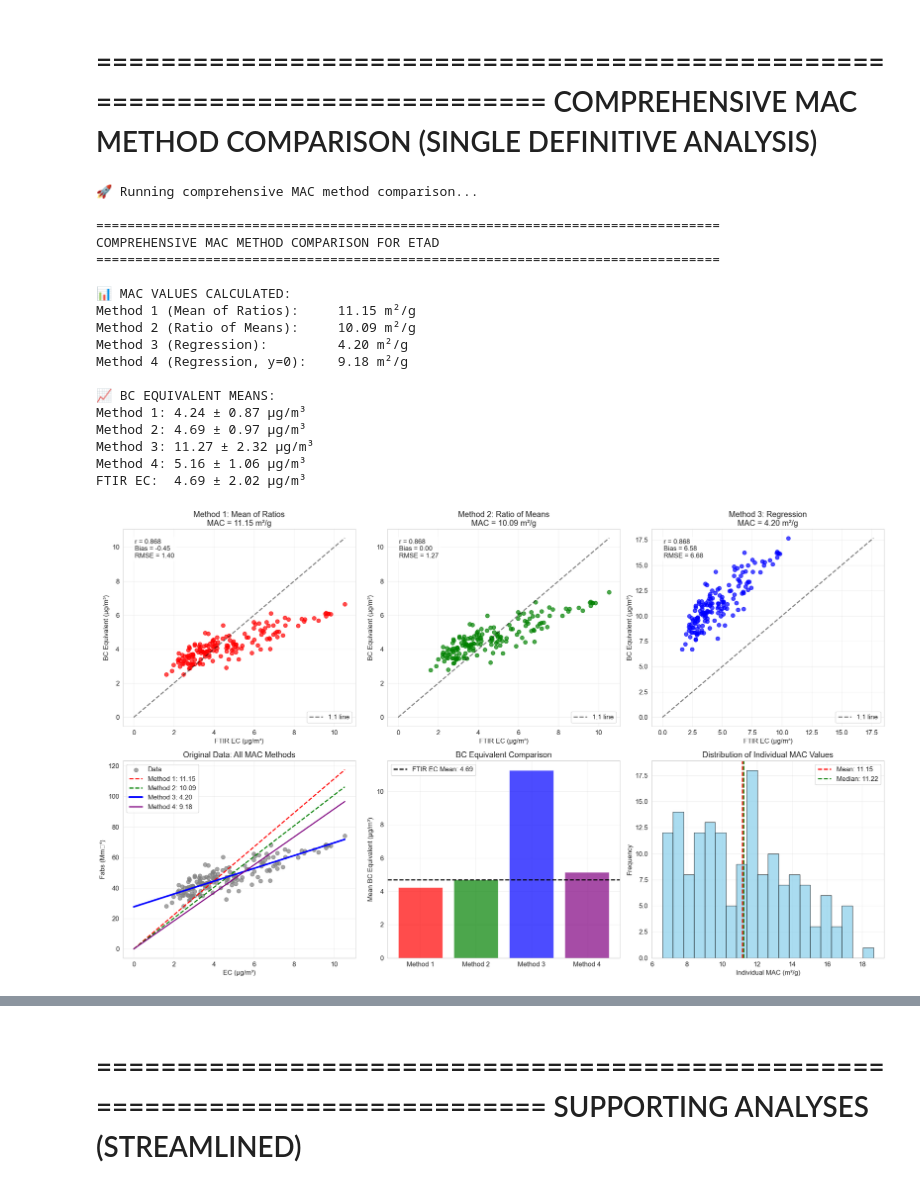
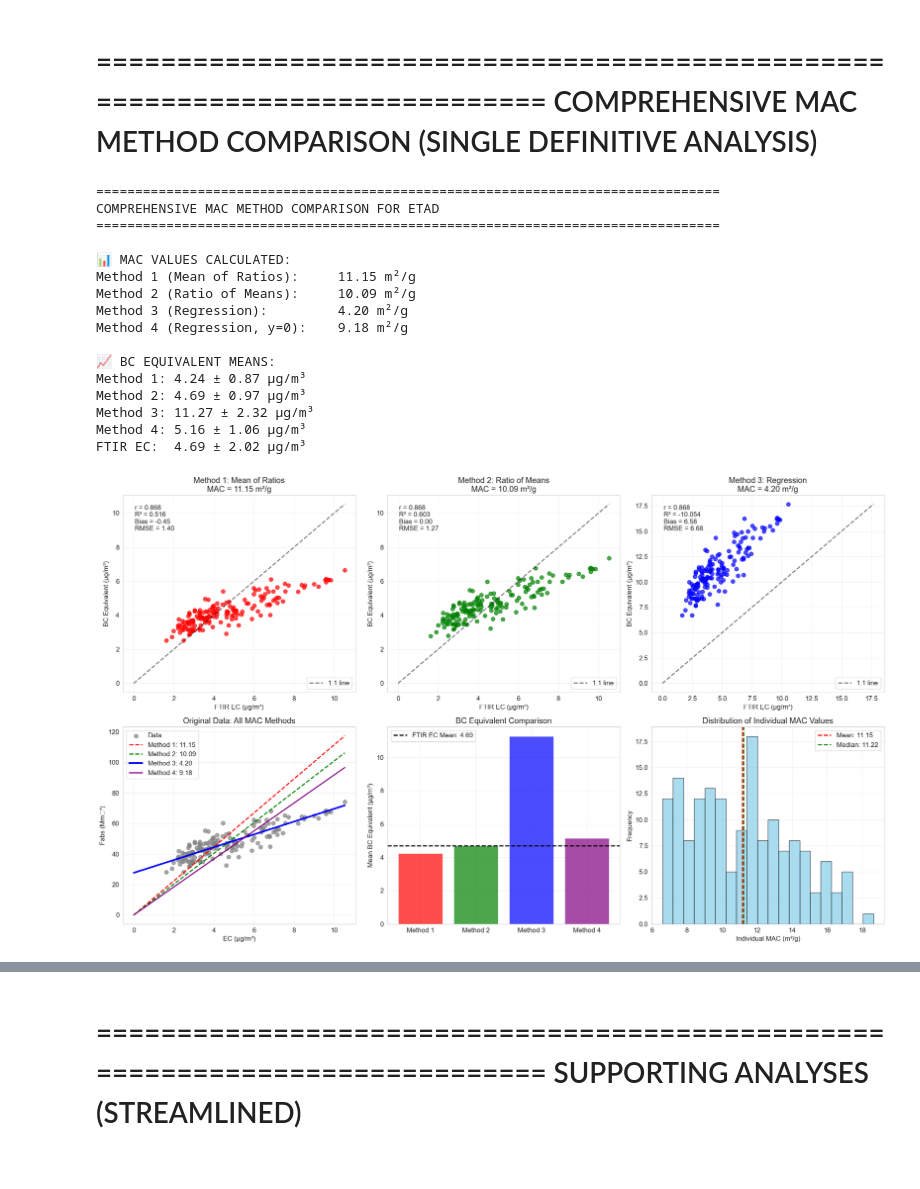
Before and after one commit to ahzs645/aethdata-analysis, a Jupyter notebook: EC HIPS/Refactored analysis.ipynb, the cells around one changed output, grey strips where cells are left out. Saved outputs shown, nothing was run; the diff lists cells and outputs as text; code cells hidden in the pictures.

Commit message:
Update to focus on variance and bias

```diff
--- a/EC HIPS/Refactored analysis.ipynb
+++ b/EC HIPS/Refactored analysis.ipynb
@@ -169,6 +169,7 @@ Removed 1 samples with extreme values
 =============================================================================
 COMPREHENSIVE MAC METHOD COMPARISON (SINGLE DEFINITIVE ANALYSIS)
 =============================================================================
+# %%
 # %%
 def comprehensive_mac_analysis(df, site_code):
     """
@@ -224,19 +225,40 @@ def comprehensive_mac_analysis(df, site_code):
     print(f"Method 4: {bc_method4.mean():.2f} ± {bc_method4.std():.2f} μg/m³")
     print(f"FTIR EC:  {df['ec_ftir'].mean():.2f} ± {df['ec_ftir'].std():.2f} μg/m³")
 
-    # Performance metrics calculation
+    # Performance metrics calculation (ENHANCED VERSION)
     def calculate_performance_metrics(bc_equiv, ftir_ec):
+        """Calculate comprehensive performance metrics including both r and R²."""
+
+        # Correlation analysis
         correlation, p_value = stats.pearsonr(bc_equiv, ftir_ec)
+
+        # R² calculation (coefficient of determination)
+        r_squared = r2_score(ftir_ec, bc_equiv)
+
+        # Other metrics
         bias = (bc_equiv - ftir_ec).mean()
         rmse = np.sqrt(mean_squared_error(ftir_ec, bc_equiv))
-        return {'correlation': correlation, 'bias': bias, 'rmse': rmse, 'p_value': p_value}
+        mae = mean_absolute_error(ftir_ec, bc_equiv)
+
+        # Relative metrics
+        relative_bias = bias / ftir_ec.mean() * 100  # Percentage bias
+
+        return {
+            'correlation': correlation,
+            'r_squared': r_squared,
+            'bias': bias,
+            'relative_bias': relative_bias,
+            'rmse': rmse,
+            'mae': mae,
+            'p_value': p_value
+        }
 
     metrics = {}
     for i, bc_data in enumerate([bc_method1, bc_method2, bc_method3, bc_method4], 1):
         metrics[f'method{i}'] = calculate_performance_metrics(bc_data, df['ec_ftir'])
 
     # =============================================================================
-    # STEP 3: Create comprehensive visualization
+    # STEP 3: Create comprehensive visualization (UPDATED WITH R²)
     # =============================================================================
 
     fig, axes = plt.subplots(2, 3, figsize=(20, 12))
@@ -262,8 +284,10 @@ def comprehensive_mac_analysis(df, site_code):
         ax.grid(True, alpha=0.3)
         ax.legend()
 
+        # UPDATED: Include R² in the text box
         ax.text(0.05, 0.95,
                 f'r = {perf_metrics["correlation"]:.3f}\n'
+                f'R² = {perf_metrics["r_squared"]:.3f}\n'
                 f'Bias = {perf_metrics["bias"]:.2f}\n'
                 f'RMSE = {perf_metrics["rmse"]:.2f}',
                 transform=ax.transAxes, verticalalignment='top',
@@ -314,13 +338,10 @@ def comprehensive_mac_analysis(df, site_code):
     plt.show()
 
     # =============================================================================
-    # STEP 4: Final ranking and recommendation
+    # STEP 4: Final ranking and recommendation (ENHANCED TABLE)
     # =============================================================================
 
-    print(f"\n🏆 DETAILED PERFORMANCE ANALYSIS:")
-    print(f"{'Method':<25} {'Correlation':<12} {'Bias':<10} {'RMSE':<10} {'MAC':<10}")
-    print(f"{'='*70}")
-
+    # Build the all_methods list for enhanced analysis
     all_methods = [
         ('Method 1 (Mean Ratios)', metrics['method1'], mac_method1),
         ('Method 2 (Ratio Means)', metrics['method2'], mac_method2),
@@ -328,14 +349,30 @@ def comprehensive_mac_analysis(df, site_code):
         ('Method 4 (Reg y=0)', metrics['method4'], mac_method4)
     ]
 
+    # ENHANCED PERFORMANCE TABLE
+    print(f"\n🏆 ENHANCED PERFORMANCE ANALYSIS:")
+    print(f"{'Method':<25} {'r':<8} {'R²':<8} {'Bias':<8} {'Rel.Bias%':<10} {'RMSE':<8} {'MAE':<8}")
+    print(f"{'='*85}")
+
     for method_name, perf_metrics, mac_val in all_methods:
-        print(f"{method_name:<25} {perf_metrics['correlation']:<12.3f} {perf_metrics['bias']:<10.2f} {perf_metrics['rmse']:<10.2f} {mac_val:<10.2f}")
+        print(f"{method_name:<25} "
+              f"{perf_metrics['correlation']:<8.3f} "
+              f"{perf_metrics['r_squared']:<8.3f} "
+              f"{perf_metrics['bias']:<8.2f} "
+              f"{perf_metrics['relative_bias']:<10.1f} "
+              f"{perf_metrics['rmse']:<8.2f} "
+              f"{perf_metrics['mae']:<8.2f}")
 
-    # Composite scoring and ranking
+    # Composite scoring and ranking (UPDATED TO USE R²)
     def composite_score(perf_metrics):
-        return (0.5 * perf_metrics['rmse'] +
+        """
+        Composite score using multiple metrics.
+        Lower score = better performance
+        """
+        return (0.4 * perf_metrics['rmse'] +
                 0.3 * abs(perf_metrics['bias']) +
-                0.2 * (1 - perf_metrics['correlation']))
+                0.2 * (1 - perf_metrics['r_squared']) +  # Using R² instead of correlation
+                0.1 * perf_metrics['mae'])
 
     scored_methods = [
         (name, mac_val, composite_score(perf_metrics), perf_metrics)
@@ -349,7 +386,7 @@ def comprehensive_mac_analysis(df, site_code):
     for i, (method, mac, score, perf) in enumerate(scored_methods, 1):
         print(f"{i}. {method}")
         print(f"   MAC = {mac:.2f} m²/g")
-        print(f"   Performance: r = {perf['correlation']:.3f}, bias = {perf['bias']:.2f}, RMSE = {perf['rmse']:.2f}")
+        print(f"   Performance: r = {perf['correlation']:.3f}, R² = {perf['r_squared']:.3f}, bias = {perf['bias']:.2f}, RMSE = {perf['rmse']:.2f}")
         print(f"   Composite Score: {score:.3f} (lower = better)")
 
         if i == 1:
@@ -365,6 +402,7 @@ def comprehensive_mac_analysis(df, site_code):
     print(f"USE {recommended_method.upper()}: MAC = {recommended_mac:.2f} m²/g")
     print(f"\n✅ Why this method is best:")
     print(f"   • Correlation with FTIR EC: r = {recommended_metrics['correlation']:.3f}")
+    print(f"   • Variance explained: R² = {recommended_metrics['r_squared']:.3f} ({recommended_metrics['r_squared']*100:.1f}%)")
     print(f"   • Bias: {recommended_metrics['bias']:.2f} μg/m³")
     print(f"   • RMSE: {recommended_metrics['rmse']:.2f} μg/m³")
 
@@ -375,36 +413,33 @@ def comprehensive_mac_analysis(df, site_code):
     return {
         'recommended_method': recommended_method,
         'recommended_mac': recommended_mac,
-        'all_methods': scored_methods,
+        'all_methods': scored_methods,  # Return scored_methods for use in summary
+        'detailed_metrics': all_methods,  # Return detailed metrics for summary function
         'individual_mac_stats': {
             'mean': mac_method1,
             'median': individual_mac.median(),
             'std': individual_mac.std(),
             'min': individual_mac.min(),
             'max': individual_mac.max()
         }
     }
 
-# Run the comprehensive MAC analysis (SINGLE EXECUTION)
-print("🚀 Running comprehensive MAC method comparison...")
 mac_results = comprehensive_mac_analysis(data_processed, SITE_OF_INTEREST)
 # %% [output]
-🚀 Running comprehensive MAC method comparison...
-
 ================================================================================
 COMPREHENSIVE MAC METHOD COMPARISON FOR ETAD
 ================================================================================
 
 📊 MAC VALUES CALCULATED:
 Method 1 (Mean of Ratios):     11.15 m²/g
 Method 2 (Ratio of Means):     10.09 m²/g
 Method 3 (Regression):         4.20 m²/g
 Method 4 (Regression, y=0):    9.18 m²/g
 
 📈 BC EQUIVALENT MEANS:
 Method 1: 4.24 ± 0.87 μg/m³
 Method 2: 4.69 ± 0.97 μg/m³
 Method 3: 11.27 ± 2.32 μg/m³
 Method 4: 5.16 ± 1.06 μg/m³
 FTIR EC:  4.69 ± 2.02 μg/m³
-[figure, old version]
+[figure, new version]
```
Also changed, not shown: parts of 7 cells of this notebook, 1 other file.
